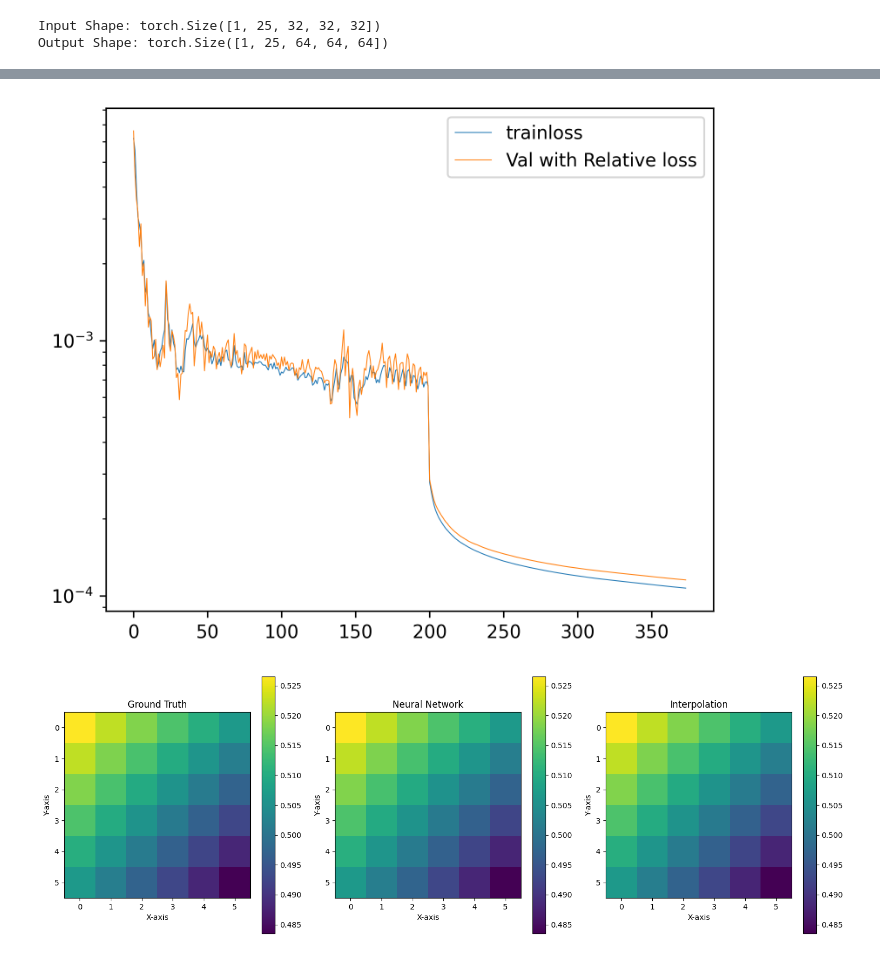
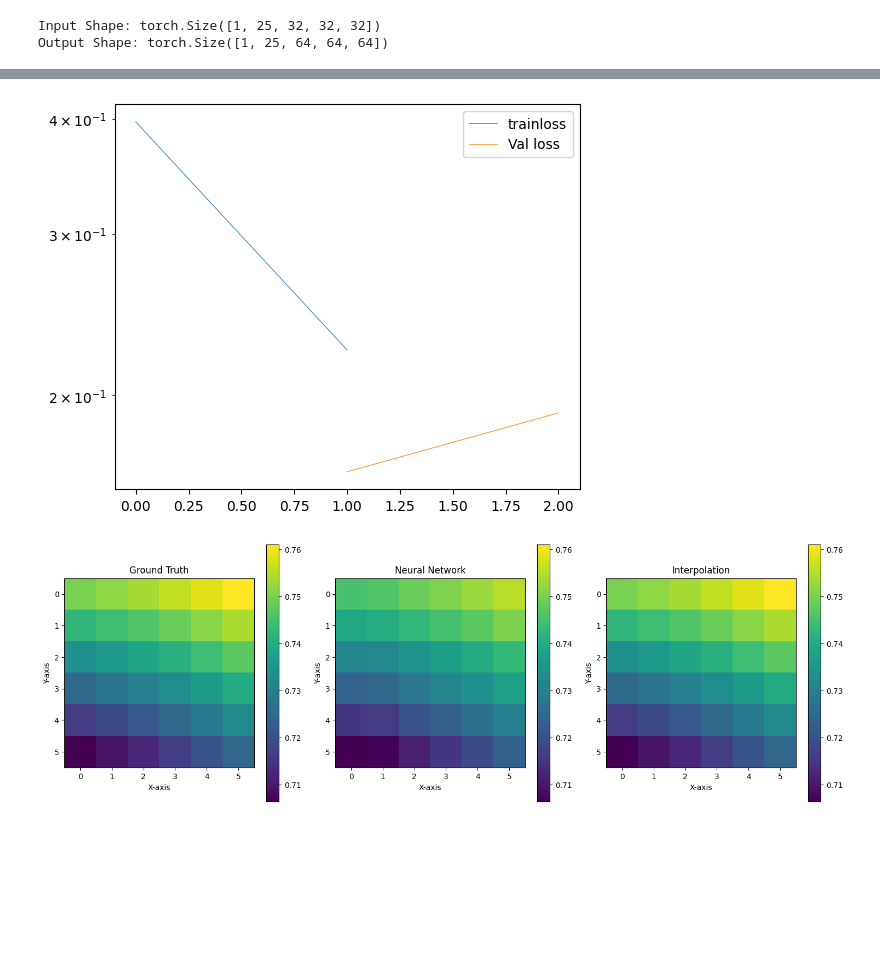
Before and after one commit to ThomasHelfer/TorchGRTL, a Jupyter notebook: notebook.ipynb, the cells around one changed output, grey strips where cells are left out. Saved outputs shown, nothing was run; the diff lists cells and outputs as text; code cells hidden in the pictures; blank space fills up the shorter version.

```diff
--- a/notebook.ipynb
+++ b/notebook.ipynb
@@ -172,7 +161,7 @@ num_test = num_samples - num_train
 train_torch = dataX[:num_train].permute(0, 4, 1, 2, 3).to(device)
 test_torch = dataX[num_train:].permute(0, 4, 1, 2, 3).to(device)
 
-batch_size = 5
+batch_size = 53
 
 # Create DataLoader for batching -- in case data gets larger
 train_loader = DataLoader(
@@ -214,23 +203,23 @@ class Hamiltonian_loss:
         return loss
 
 
-oneoverdx = 64.0 / 4.0
+oneoverdx = (2 * 32.0) / 16.0
 my_loss = Hamiltonian_loss(oneoverdx)
 # %%
 # load model in case you restart form checkpoint
-restart = False
-file_path = "model_epoch_counter_0000004000_data_time_1706644608.pth"
+restart = True
+file_path = "model_epoch_counter_0000000200_data_time_1708092450.pth"
 if restart and os.path.exists(file_path):
     net.load_state_dict(torch.load(file_path))
 # %%
 # Note: it will slow down signficantly with BFGS steps, they are 10x slower, just be aware!
-ADAMsteps = 400  # Will perform # steps of ADAM steps and then switch over to BFGS-L
-n_steps = 10000  # Total amount of steps
+ADAMsteps = 10  # Will perform # steps of ADAM steps and then switch over to BFGS-L
+n_steps = 10  # Total amount of steps
 
 net.train()
 net.to(device)
 
-my_loss = torch.nn.L1Loss()
+# my_loss = torch.nn.L1Loss()
 
 pbar = trange(n_steps)
 for i in pbar:
@@ -273,8 +262,8 @@ for i in pbar:
         if np.isnan(loss_train.item()):
             print("we got nans")
         # print(loss_train.item())
-        # Advancing global counter
-        counter += 1
+    # Advancing global counter
+
     # Calculate the average training loss
     average_loss_train = total_loss_train / len(train_loader)
     # Log the average training loss
@@ -307,7 +296,7 @@ for i in pbar:
             # Calculate the average loss
             average_loss_val = total_loss_val / len(test_loader)
             losses_val.append(average_loss_val)
-            steps_val.append(i)
+            steps_val.append(counter)
             # Log the average loss
             writer.add_scalar("loss/test", average_loss_val, i)
         # Writing out network and scaler
@@ -315,7 +304,7 @@ for i in pbar:
             net.state_dict(),
             f"model_epoch_counter_{counter:010d}_data_time_{time_stamp}.pth",
         )
-
+    counter += 1
 
 # Plotting shit at the end
 plt.figure(figsize=(9, 6))
@@ -333,16 +322,16 @@ KeyboardInterrupt:
 # %%
-plt.figure(figsize=(6, 5), dpi=300)
+plt.figure(figsize=(6, 5), dpi=100)
 
 plt.plot(np.array(losses_train), label="trainloss", linewidth=0.5)
 plt.plot(steps_val, np.array(losses_val), label="Val loss", linewidth=0.5)
 plt.yscale("log")
 plt.legend()
 plt.show()
 plt.close()
 
 writer.flush()
 writer.close()
 # %% [output]
-[figure, old version]
+[figure, new version]
 # %%
 # Get comparison with classical methods
@@ -379,6 +373,7 @@ min_val = (
     .cpu()
     .numpy()
 )
+net.cpu()
 net.eval()
 y_pred = net(X_batch.detach())
 
@@ -434,7 +429,7 @@ cbar2 = fig.colorbar(im2, ax=axes[2])
 plt.tight_layout()
 plt.show()
 # %% [output]
-[figure, old version]
+[figure, new version]
 # %%
 box = 2
 channel = 0
```
Also changed, not shown: parts of 10 cells of this notebook, 1 other file.
